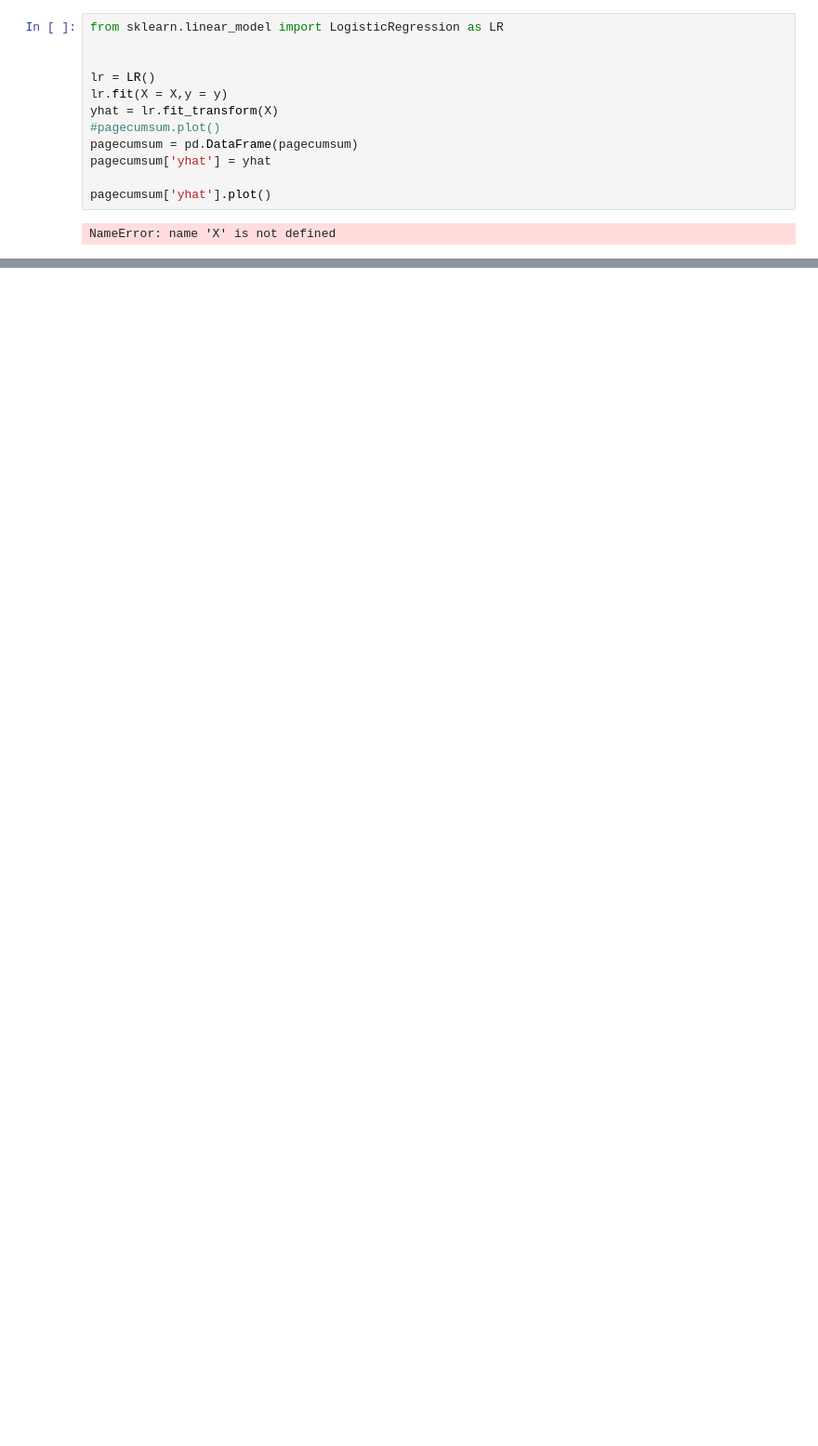
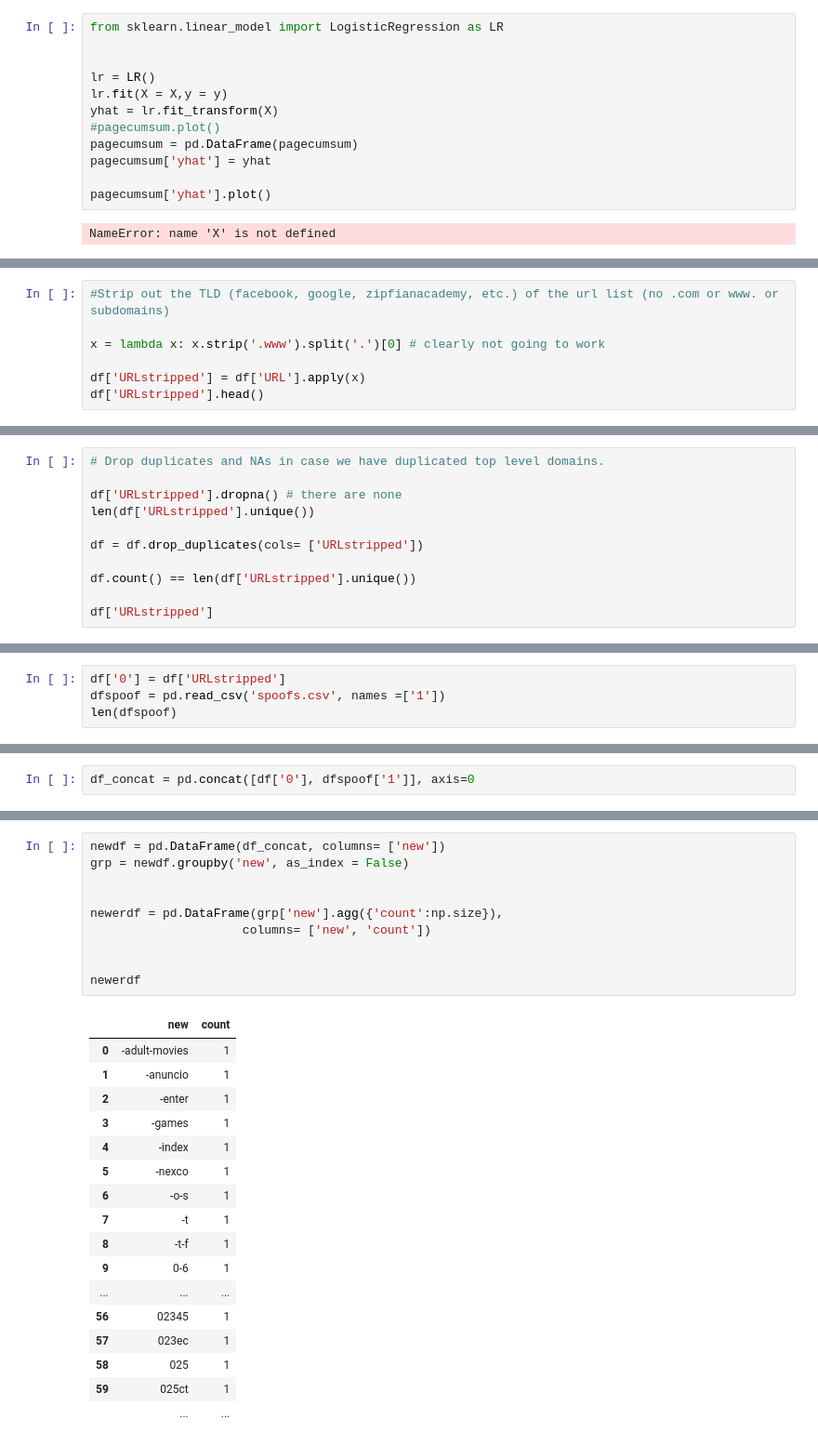
Before and after one commit to asharma567/anomaly-detection-exercise, a Jupyter notebook: data/Jog.ipynb, the cells around one changed output, grey strips where cells are left out. Shown at 93% size. Cells and saved outputs as stored; diff of their text form; blank space fills up the shorter version.

```diff
--- a/data/Jog.ipynb
+++ b/data/Jog.ipynb
@@ -139,0 +161,7 @@ NameError: name 'X' is not defined
+# %%
+#Strip out the TLD (facebook, google, zipfianacademy, etc.) of the url list (no .com or www. or subdomains)
+
+x = lambda x: x.strip('.www').split('.')[0] # clearly not going to work
+
+df['URLstripped'] = df['URL'].apply(x)
+df['URLstripped'].head()
@@ -139,0 +190,11 @@ NameError: name 'X' is not defined
+# %%
+# Drop duplicates and NAs in case we have duplicated top level domains.
+
+df['URLstripped'].dropna() # there are none
+len(df['URLstripped'].unique())
+
+df = df.drop_duplicates(cols= ['URLstripped'])
+
+df.count() == len(df['URLstripped'].unique())
+
+df['URLstripped']
@@ -139,0 +206,4 @@ NameError: name 'X' is not defined
+# %%
+df['0'] = df['URLstripped']
+dfspoof = pd.read_csv('spoofs.csv', names =['1'])
+len(dfspoof)
@@ -139,0 +212,2 @@ NameError: name 'X' is not defined
+# %%
+df_concat = pd.concat([df['0'], dfspoof['1']], axis=0
@@ -139,0 +218,28 @@ NameError: name 'X' is not defined
+# %%
+newdf = pd.DataFrame(df_concat, columns= ['new'])
+grp = newdf.groupby('new', as_index = False)
+
+
+newerdf = pd.DataFrame(grp['new'].agg({'count':np.size}),
+                     columns= ['new', 'count'])
+
+
+newerdf
+# %% [output]
+|  | new | count |
+| 0 | -adult-movies | 1 |
+| 1 | -anuncio | 1 |
+| 2 | -enter | 1 |
+| 3 | -games | 1 |
+| 4 | -index | 1 |
+| 5 | -nexco | 1 |
+| 6 | -o-s | 1 |
+| 7 | -t | 1 |
+| 8 | -t-f | 1 |
+| 9 | 0-6 | 1 |
+| ... | ... | ... |
+| 56 | 02345 | 1 |
+| 57 | 023ec | 1 |
+| 58 | 025 | 1 |
+| 59 | 025ct | 1 |
+|  | ... | ... |
```
Also changed, not shown: parts of 13 cells of this notebook.
